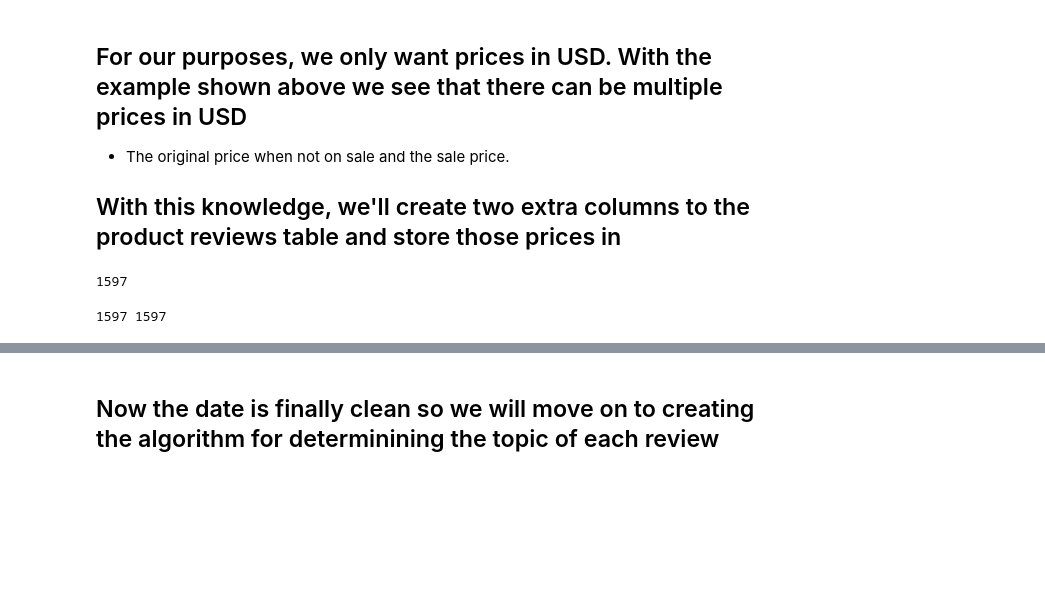
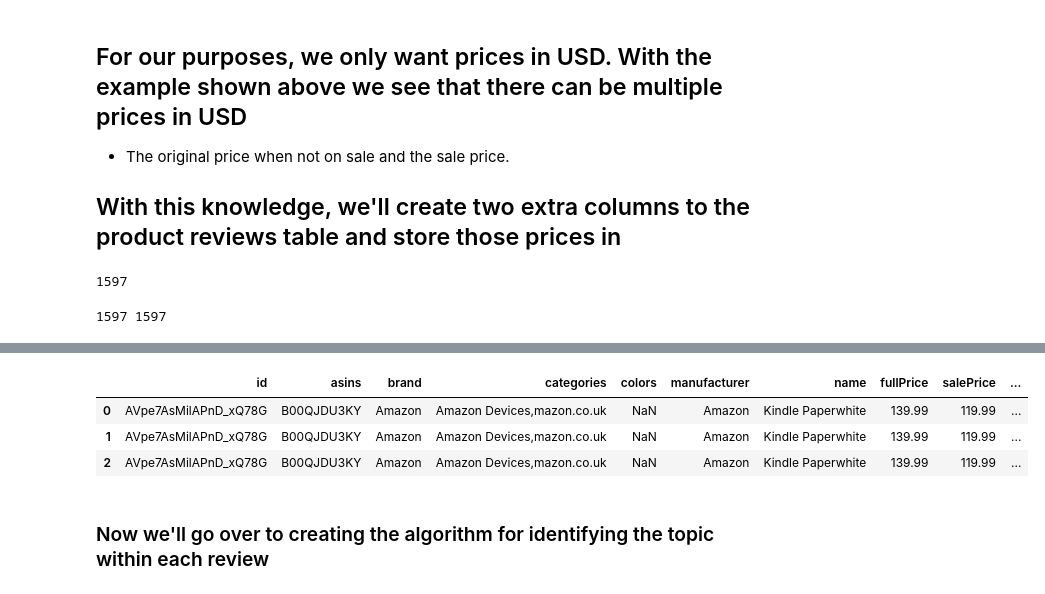
Before and after one commit to Adamb0lt/Amazon_product_reviews_analysis_stats, a Jupyter notebook: amazon_reviews.ipynb, the cells around one changed output, grey strips where cells are left out. Drawn from its saved outputs; the diff is of its cells as text; code cells hidden in the pictures; blank space fills up the shorter version.

```diff
--- a/amazon_reviews.ipynb
+++ b/amazon_reviews.ipynb
@@ -250,2 +336,34 @@ product_reviews = product_reviews.drop(columns='prices')
+# %%
+# Insert a column to store the positivity scores
+product_reviews.insert(15,'positivityScore',[scores_data[i]['compound'] for i in range(len(scores_data))])
+# %%
+positivity_level = []
+
+for i in product_reviews['positivityScore']:
+    if .66 <= i <= 1:
+        positivity_level.append("highly positive")
+    elif .33 <= i < .66:
+        positivity_level.append("positive")
+    elif .1 <= i < .33:
+        positivity_level.append("fairly positive")
+    elif -.1 <= i < .1:
+        positivity_level.append("neutral")
+    elif -.33 <= i < -.1:
+        positivity_level.append("fairly negative")
+    elif -.66 <= i < -.33:
+        positivity_level.append("negative")
+    elif -1 <= i < -.66:
+        positivity_level.append("highly negative")
+
+
+
+product_reviews.insert(16,'positivityLevel',positivity_level)
+# %%
+product_reviews.head(3)
+# %% [output]
+|  | id | asins | brand | categories | colors | manufacturer | name | fullPrice | salePrice | ... |
+| 0 | AVpe7AsMilAPnD_xQ78G | B00QJDU3KY | Amazon | Amazon Devices,mazon.co.uk | NaN | Amazon | Kindle Paperwhite | 139.99 | 119.99 | ... |
+| 1 | AVpe7AsMilAPnD_xQ78G | B00QJDU3KY | Amazon | Amazon Devices,mazon.co.uk | NaN | Amazon | Kindle Paperwhite | 139.99 | 119.99 | ... |
+| 2 | AVpe7AsMilAPnD_xQ78G | B00QJDU3KY | Amazon | Amazon Devices,mazon.co.uk | NaN | Amazon | Kindle Paperwhite | 139.99 | 119.99 | ... |
 # %% [markdown]
-## Now the date is finally clean so we will move on to creating the algorithm for determinining the topic of each review
+### Now we'll go over to creating the algorithm for identifying the topic within each review
```
Also changed, not shown: parts of 12 cells of this notebook.
